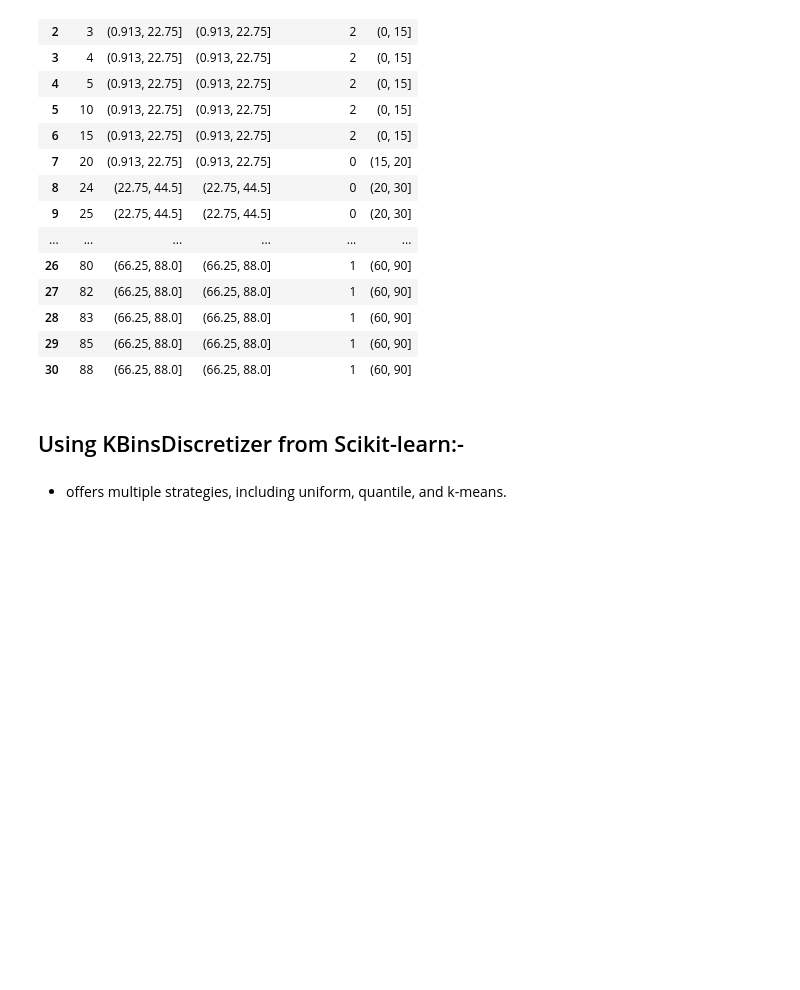
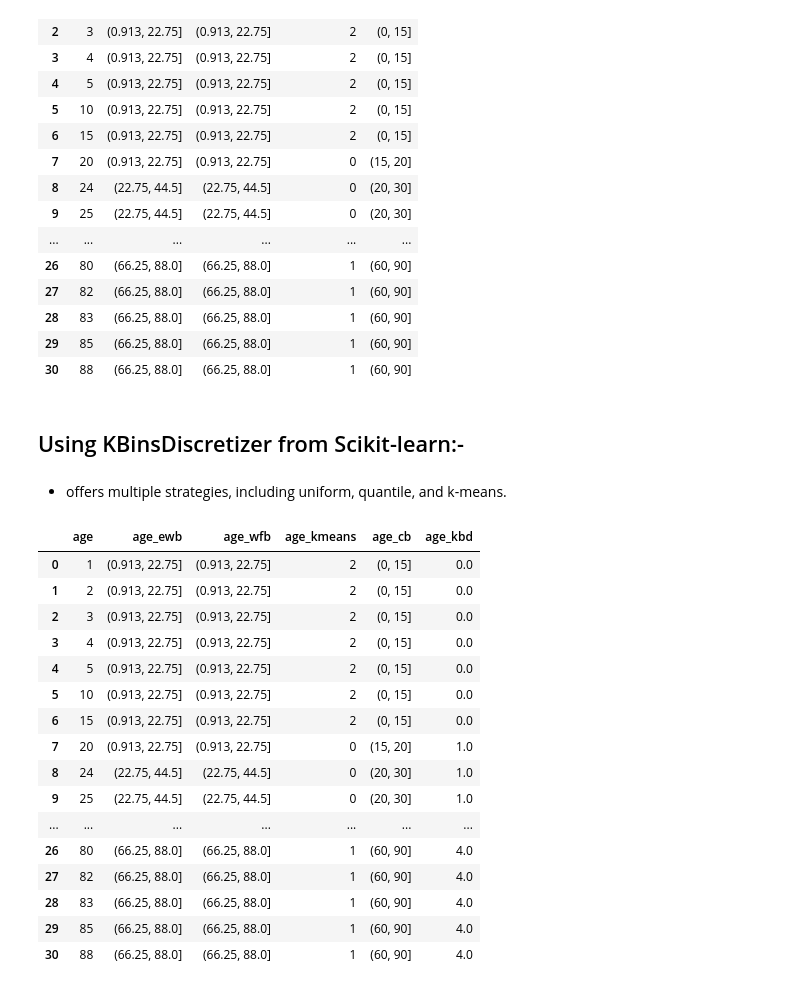
Before and after one commit to manojkumar211/Machine-Learning-All, a Jupyter notebook: experiment/discretization.ipynb, the cells around one changed output. Drawn from its saved outputs; the diff is of its cells as text; code cells hidden in the pictures; blank space fills up the shorter version.

```diff
--- a/experiment/discretization.ipynb
+++ b/experiment/discretization.ipynb
@@ -148,3 +148,23 @@ from sklearn.preprocessing import KBinsDiscretizer
 
 kbd=KBinsDiscretizer(n_bins=5,encode='ordinal',strategy='uniform')
 df['age_kbd']=kbd.fit_transform(df[['age']])
+# %%
+df
+# %% [output]
+|  | age | age_ewb | age_wfb | age_kmeans | age_cb | age_kbd |
+| 0 | 1 | (0.913, 22.75] | (0.913, 22.75] | 2 | (0, 15] | 0.0 |
+| 1 | 2 | (0.913, 22.75] | (0.913, 22.75] | 2 | (0, 15] | 0.0 |
+| 2 | 3 | (0.913, 22.75] | (0.913, 22.75] | 2 | (0, 15] | 0.0 |
+| 3 | 4 | (0.913, 22.75] | (0.913, 22.75] | 2 | (0, 15] | 0.0 |
+| 4 | 5 | (0.913, 22.75] | (0.913, 22.75] | 2 | (0, 15] | 0.0 |
+| 5 | 10 | (0.913, 22.75] | (0.913, 22.75] | 2 | (0, 15] | 0.0 |
+| 6 | 15 | (0.913, 22.75] | (0.913, 22.75] | 2 | (0, 15] | 0.0 |
+| 7 | 20 | (0.913, 22.75] | (0.913, 22.75] | 0 | (15, 20] | 1.0 |
+| 8 | 24 | (22.75, 44.5] | (22.75, 44.5] | 0 | (20, 30] | 1.0 |
+| 9 | 25 | (22.75, 44.5] | (22.75, 44.5] | 0 | (20, 30] | 1.0 |
+| ... | ... | ... | ... | ... | ... | ... |
+| 26 | 80 | (66.25, 88.0] | (66.25, 88.0] | 1 | (60, 90] | 4.0 |
+| 27 | 82 | (66.25, 88.0] | (66.25, 88.0] | 1 | (60, 90] | 4.0 |
+| 28 | 83 | (66.25, 88.0] | (66.25, 88.0] | 1 | (60, 90] | 4.0 |
+| 29 | 85 | (66.25, 88.0] | (66.25, 88.0] | 1 | (60, 90] | 4.0 |
+| 30 | 88 | (66.25, 88.0] | (66.25, 88.0] | 1 | (60, 90] | 4.0 |
```
